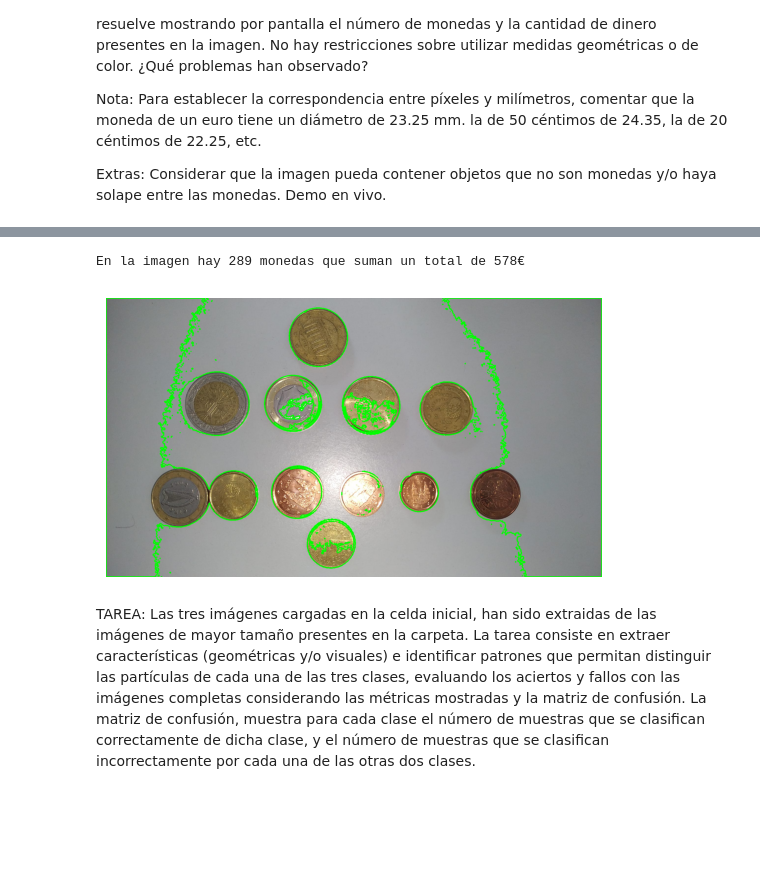
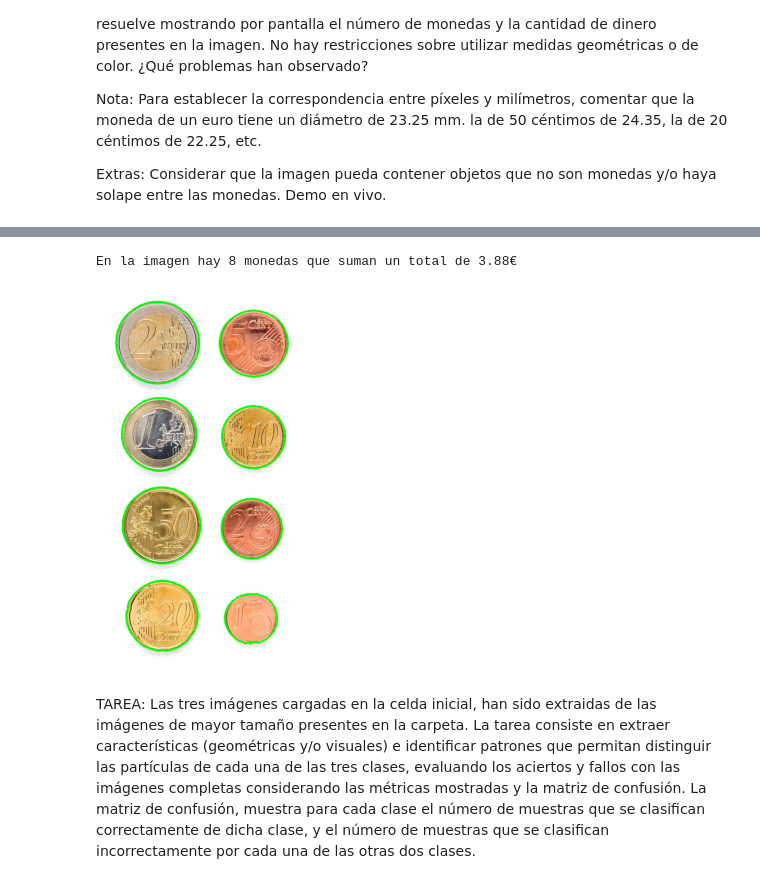
Before and after one commit to VisionPorComputador-G17/P3, a Jupyter notebook: VC_P3.ipynb, the cells around one changed output, grey strips where cells are left out. Cells and saved outputs as stored; diff of their text form; code cells hidden in the pictures; blank space fills up the shorter version.

```diff
--- a/VC_P3.ipynb
+++ b/VC_P3.ipynb
@@ -85,5 +20,5 @@ Clipping input data to the valid range for imshow with RGB data ([0..1] for floa
 # %%
-img = cv2.imread('Monedas6.jpg')
+img = cv2.imread('Monedas2.jpg')
 img_rgb = cv2.cvtColor(img, cv2.COLOR_BGR2RGB)
 img_hsv = cv2.cvtColor(img_rgb, cv2.COLOR_RGB2HSV)
 img_gris = cv2.cvtColor(img_rgb, cv2.COLOR_RGB2GRAY)
@@ -107,9 +42,7 @@ def select_coin(event, x, y, flags, param):
                 selected_radius = radio
                 break
 
-# cv2.imshow("Selecciona la moneda de 1 euro", img)
-#img_resized = cv2.resize(img_rgb, (img_th.shape[1]//2, img_th.shape[0]//2))
-cv2.imshow("Selecciona la moneda de 1 euro", img_rgb)
+cv2.imshow("Selecciona la moneda de 1 euro", img)
 cv2.setMouseCallback("Selecciona la moneda de 1 euro", select_coin)
 
 while selected_radius is None:
@@ -145,37 +78,36 @@ def classify_color_hsv(avg_color):
 coins_count = 0
 
 for c in contornos:
     area = cv2.contourArea(c)
-    (cx, cy), radio = cv2.minEnclosingCircle(c)
-    if area < 50:
+    if area > 10:
         (cx, cy), radio = cv2.minEnclosingCircle(c)
         coins_count += 1
     else:
         continue
 
     diameter = radio * 2
     detected = False
 
     avg_color = get_avg_color(c, img_hsv)
     color = classify_color_hsv(avg_color)
 
     for coin_diameter, coin_value, coin_color in zip(coins_diameter, coins_value, coins_color):
         if abs(diameter - ratio * coin_diameter) < tolerance:
             money_amount += coin_value
             detected = True
             break
 
     if not detected:
         money_amount += coins_value[-1]
 
 print(f"En la imagen hay {coins_count} monedas que suman un total de {money_amount}€")
 plt.imshow(img_rgb)
 plt.axis("off")
 
 cv2.destroyAllWindows()
 # %% [output]
-En la imagen hay 289 monedas que suman un total de 578€
+En la imagen hay 8 monedas que suman un total de 3.88€
-[figure, old version]
+[figure, new version]
 # %% [markdown]
 TAREA: Las tres imágenes cargadas en la celda inicial, han sido extraidas de las imágenes de mayor tamaño presentes en la carpeta. La tarea consiste en extraer características (geométricas y/o visuales) e identificar patrones que permitan distinguir las partículas de cada una de las tres clases, evaluando los aciertos y fallos con las imágenes completas considerando las métricas mostradas y la matriz de confusión. La matriz de confusión, muestra para cada clase el número de muestras que se clasifican correctamente de dicha clase, y el número de muestras que se clasifican incorrectamente por cada una de las otras dos clases.
 
```
Also changed, not shown: parts of 2 cells of this notebook.
